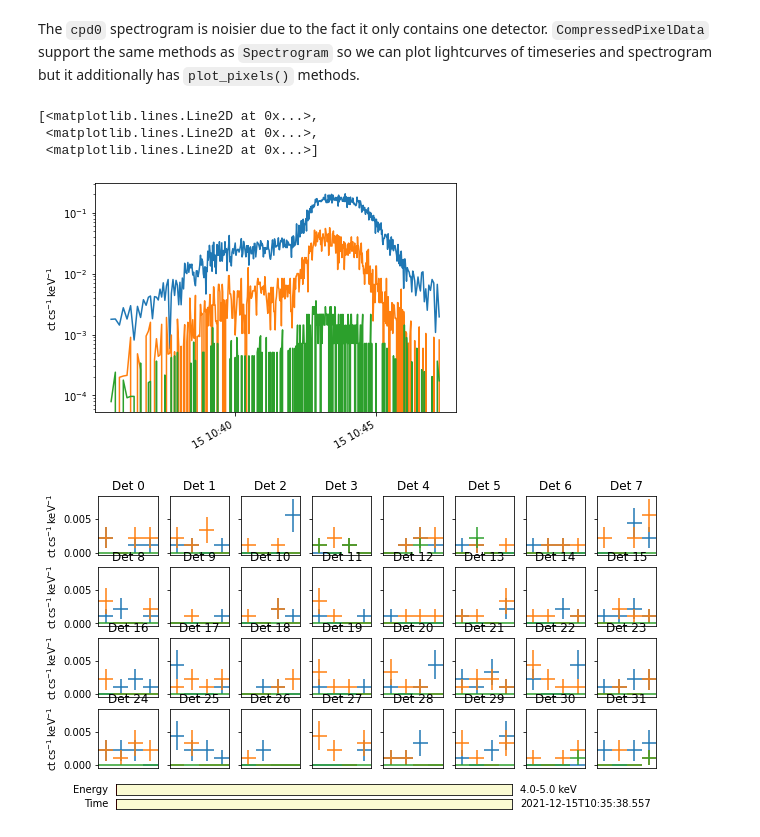
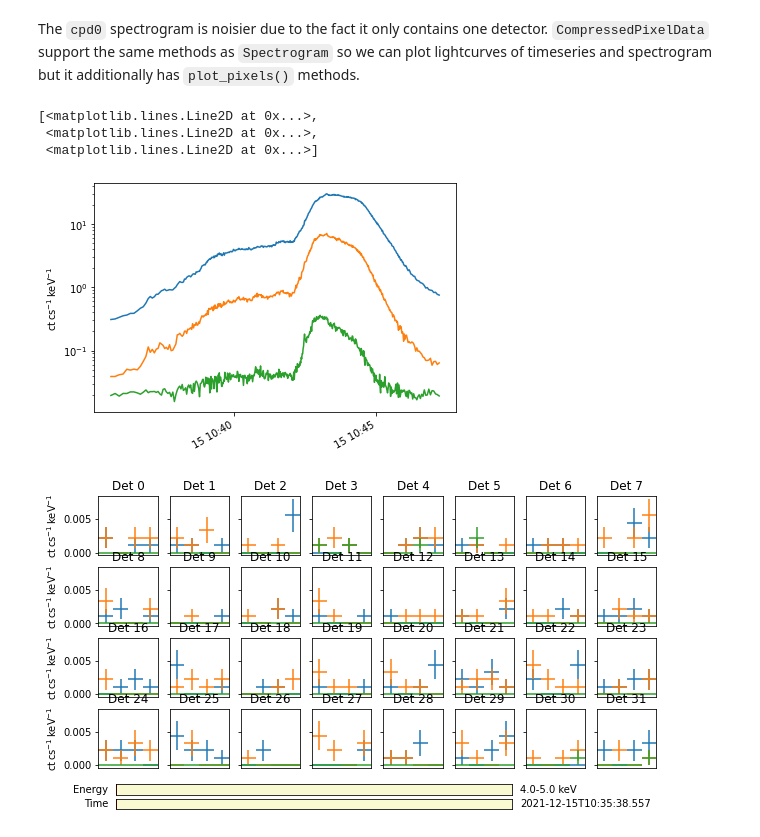
Before and after one commit to SolarOrbiterWorkshop/solo8_tutorials, a Jupyter notebook: STIX_tutorial/stix_tutorial.ipynb, the cells around one changed output. Saved outputs shown, nothing was run; the diff lists cells and outputs as text; code cells hidden in the pictures.

```diff
--- a/STIX_tutorial/stix_tutorial.ipynb
+++ b/STIX_tutorial/stix_tutorial.ipynb
@@ -320,10 +428,10 @@ cpd1.plot_spectrogram()
 The `cpd0` spectrogram is noisier due to the fact it only contains one detector.
 `CompressedPixelData` support the same methods as `Spectrogram` so we can plot lightcurves of timeseries and spectrogram but it additionally has `plot_pixels()` methods.
 # %%
-cpd1.plot_timeseries(energy_indices=[[1, 5,],[5, 10],[10,16]])
+cpd0.plot_timeseries(energy_indices=[[1, 5,],[5, 10],[10,16]])
 # %% [output]
 [<matplotlib.lines.Line2D at 0x...>,
  <matplotlib.lines.Line2D at 0x...>,
  <matplotlib.lines.Line2D at 0x...>]
-[figure, old version]
+[figure, new version]
 # %%
```
Also changed, not shown: parts of 41 cells of this notebook.
